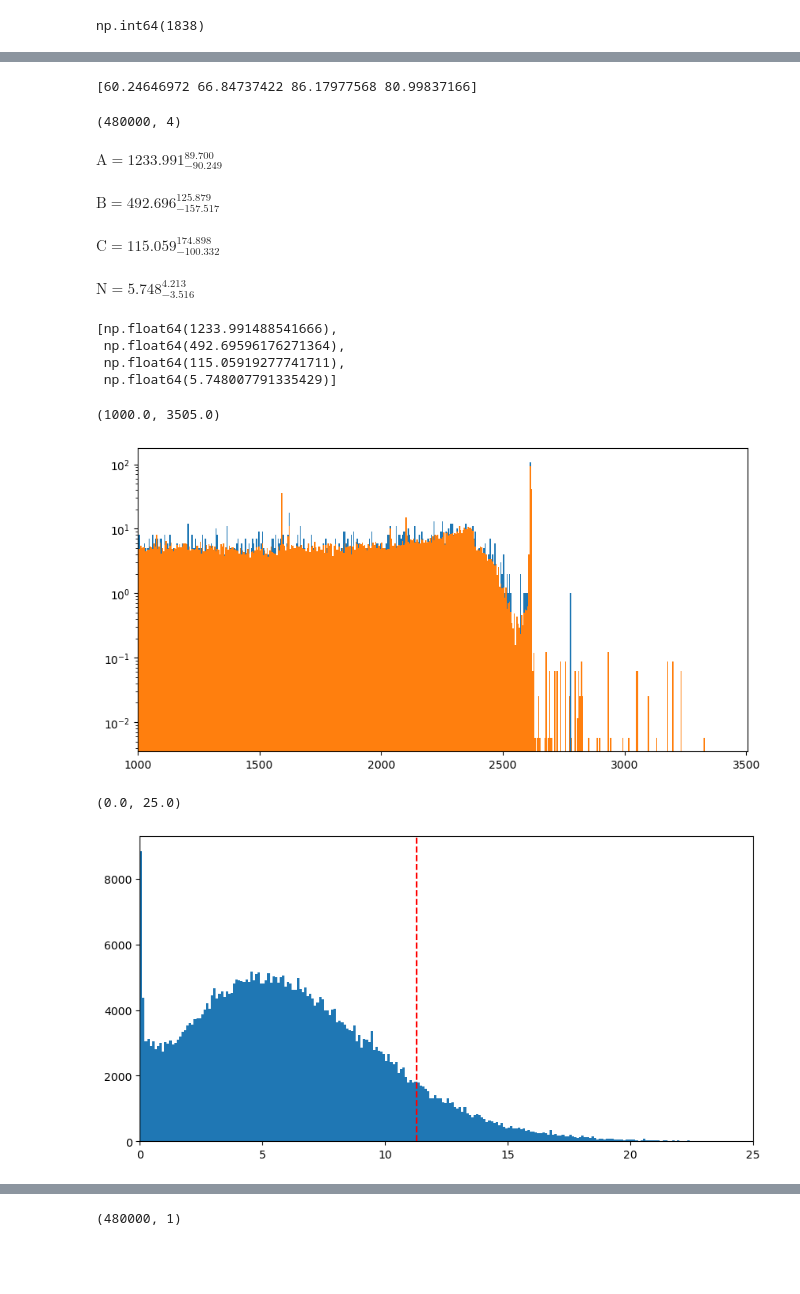
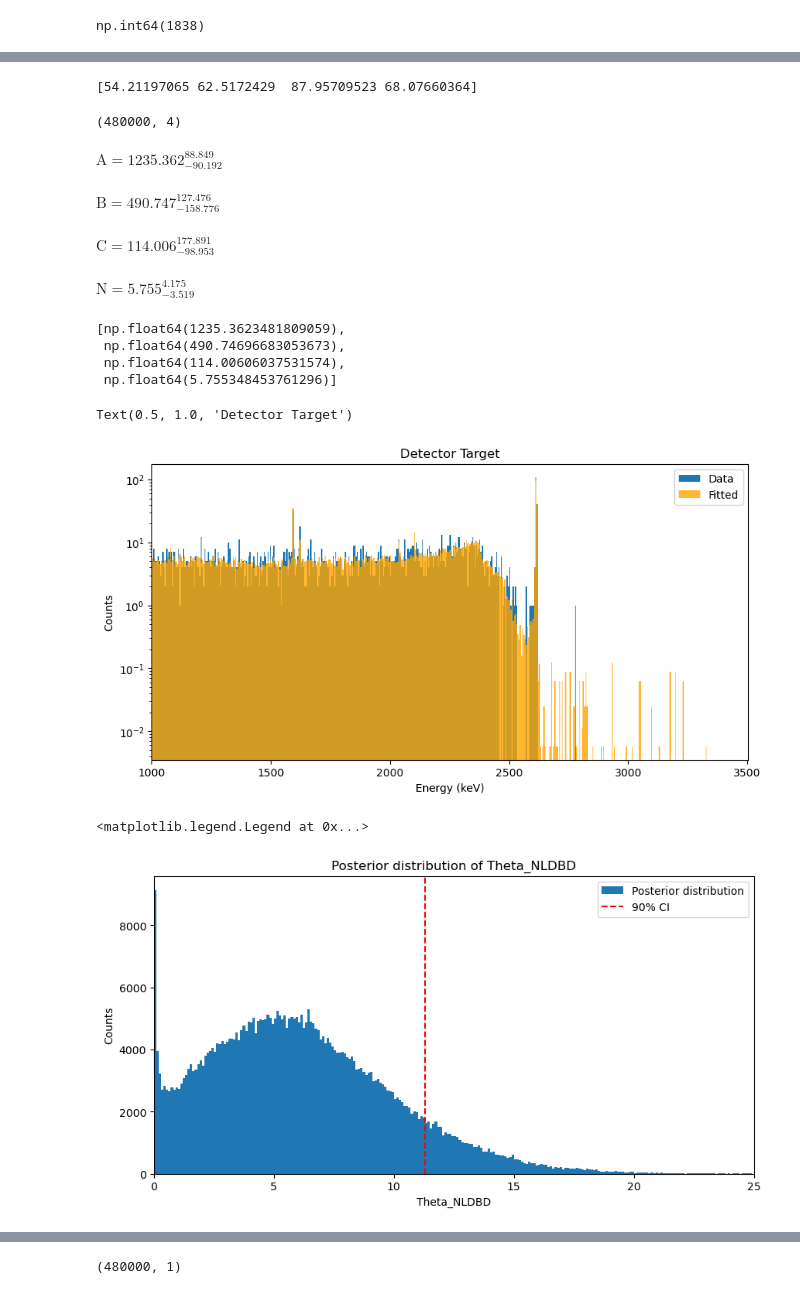
Before and after one commit to bucket420/dsc291-final, a Jupyter notebook: analysis.ipynb, the cells around one changed output, grey strips where cells are left out. Saved outputs shown, nothing was run; the diff lists cells and outputs as text; code cells hidden in the pictures; blank space fills up the shorter version.

```diff
--- a/analysis.ipynb
+++ b/analysis.ipynb
@@ -274,7 +305,7 @@ theta_max = 3000
 # %%
 from scipy.optimize import minimize
 
-theta_initial = np.array([1350, 770, 1000, 1000])
+theta_initial = np.array([1350, 770, 1000, 10])
 theta_est = minimize(lambda theta: -log_posterior(theta, selected_hist_Target), theta_initial, bounds=[(0, 3000), (0, 3000), (0, 3000), (0, 3000)]).x
 # %%
 plt.figure(figsize=(10, 5))
@@ -343,7 +371,7 @@ Text(0.5, 0, 'step number')
 tau = sampler.get_autocorr_time()
 print(tau)
 # %% [output]
-[60.24646972 66.84737422 86.17977568 80.99837166]
+[54.21197065 62.5172429  87.95709523 68.07660364]
 # %%
 flat_samples = sampler.get_chain(discard=200, flat=True)
 print(flat_samples.shape)
@@ -361,37 +389,45 @@ for i in range(4):
     result.append(mcmc[1])
     display(Math(txt))
 # %% [output]
-$\displaystyle \mathrm{A} = 1233.991_{-90.249}^{89.700}$
+$\displaystyle \mathrm{A} = 1235.362_{-90.192}^{88.849}$
-$\displaystyle \mathrm{B} = 492.696_{-157.517}^{125.879}$
+$\displaystyle \mathrm{B} = 490.747_{-158.776}^{127.476}$
-$\displaystyle \mathrm{C} = 115.059_{-100.332}^{174.898}$
+$\displaystyle \mathrm{C} = 114.006_{-98.953}^{177.891}$
-$\displaystyle \mathrm{N} = 5.748_{-3.516}^{4.213}$
+$\displaystyle \mathrm{N} = 5.755_{-3.519}^{4.175}$
 # %%
 result
 # %% [output]
-[np.float64(1233.991488541666),
- np.float64(492.69596176271364),
- np.float64(115.05919277741711),
- np.float64(5.748007791335429)]
+[np.float64(1235.3623481809059),
+ np.float64(490.74696683053673),
+ np.float64(114.00606037531574),
+ np.float64(5.755348453761296)]
 # %%
 fitted_hist = hypothesis(result)
 plt.figure(figsize=(10, 5))
-plt.stairs(selected_hist_Target, bins_Target, label='Target', fill=True)
-plt.stairs(fitted_hist, bins_Target, label='Fitted', fill=True)
+plt.stairs(selected_hist_Target, bins_Target, label='Data', fill=True)
+plt.stairs(fitted_hist, bins_Target, label='Fitted', fill=True, alpha=0.8, color='orange')
 plt.yscale('log')
 plt.xlim(energy_lower_limit, energy_upper_limit + bin_width)
+plt.legend()
+plt.xlabel('Energy (keV)')
+plt.ylabel('Counts')
+plt.title('Detector Target')
 # %% [output]
-(1000.0, 3505.0)
+Text(0.5, 1.0, 'Detector Target')
-[figure, old version]
+[figure, new version]
 # %%
 CI = np.percentile(flat_samples[:, 3], 90)
 theta_N_hist, theta_N_bins = np.histogram(flat_samples[:, 3], bins=np.arange(0, 25, 0.1))
 plt.figure(figsize=(10, 5))
-plt.stairs(theta_N_hist, theta_N_bins, fill=True)
+plt.stairs(theta_N_hist, theta_N_bins, fill=True, label='Posterior distribution')
 plt.axvline(CI, color='red', linestyle='--', label='90% CI')
 plt.xlim(0, 25)
+plt.xlabel('Theta_NLDBD')
+plt.ylabel('Counts')
+plt.title('Posterior distribution of Theta_NLDBD')
+plt.legend()
 # %% [output]
-(0.0, 25.0)
+<matplotlib.legend.Legend at 0x...>
-[figure, old version]
+[figure, new version]
 # %%
 asimov_hist = result[0] * pdf_A + result[1] * pdf_B + result[2] * pdf_C
 
```
Also changed, not shown: parts of 18 cells of this notebook.
